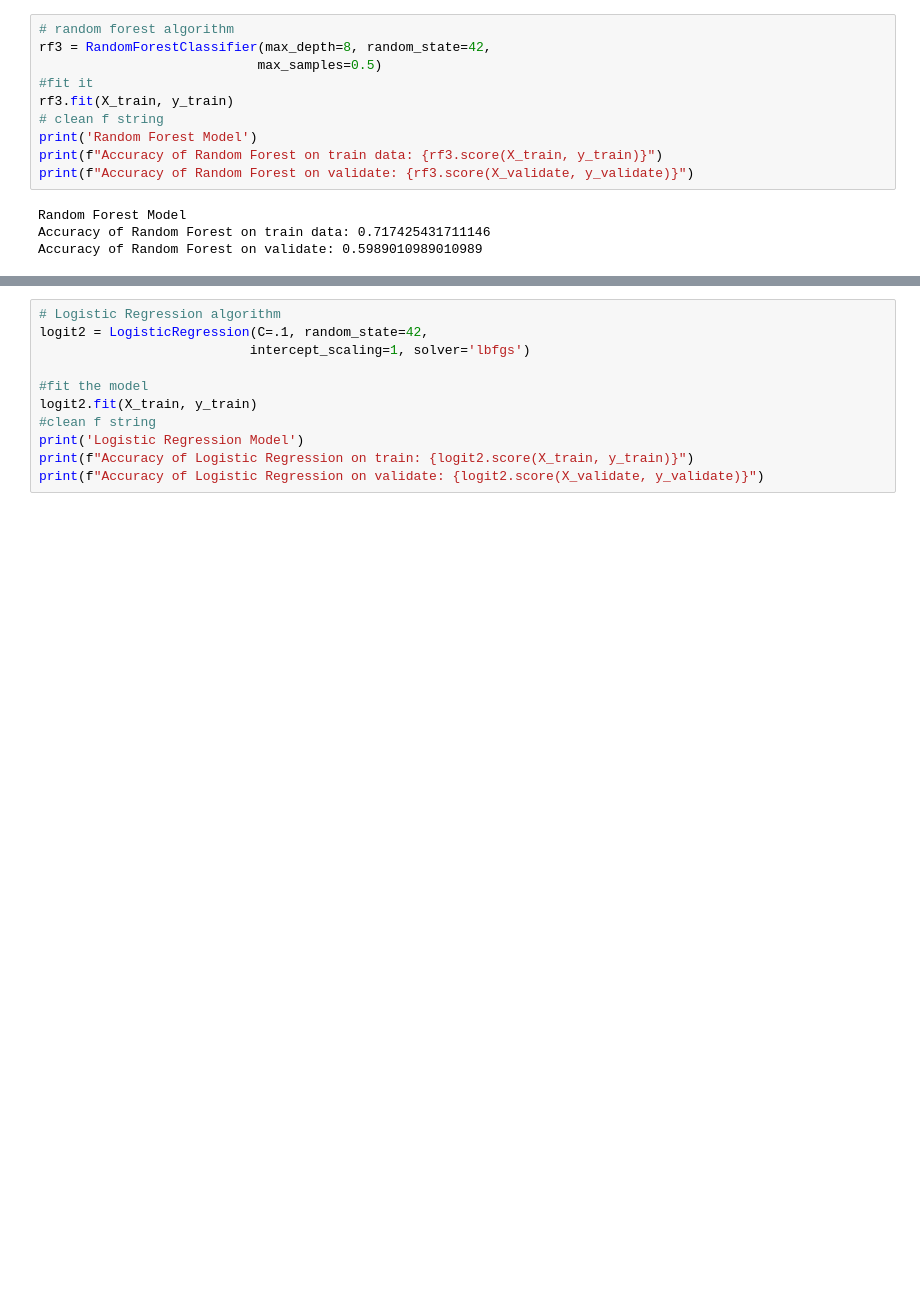
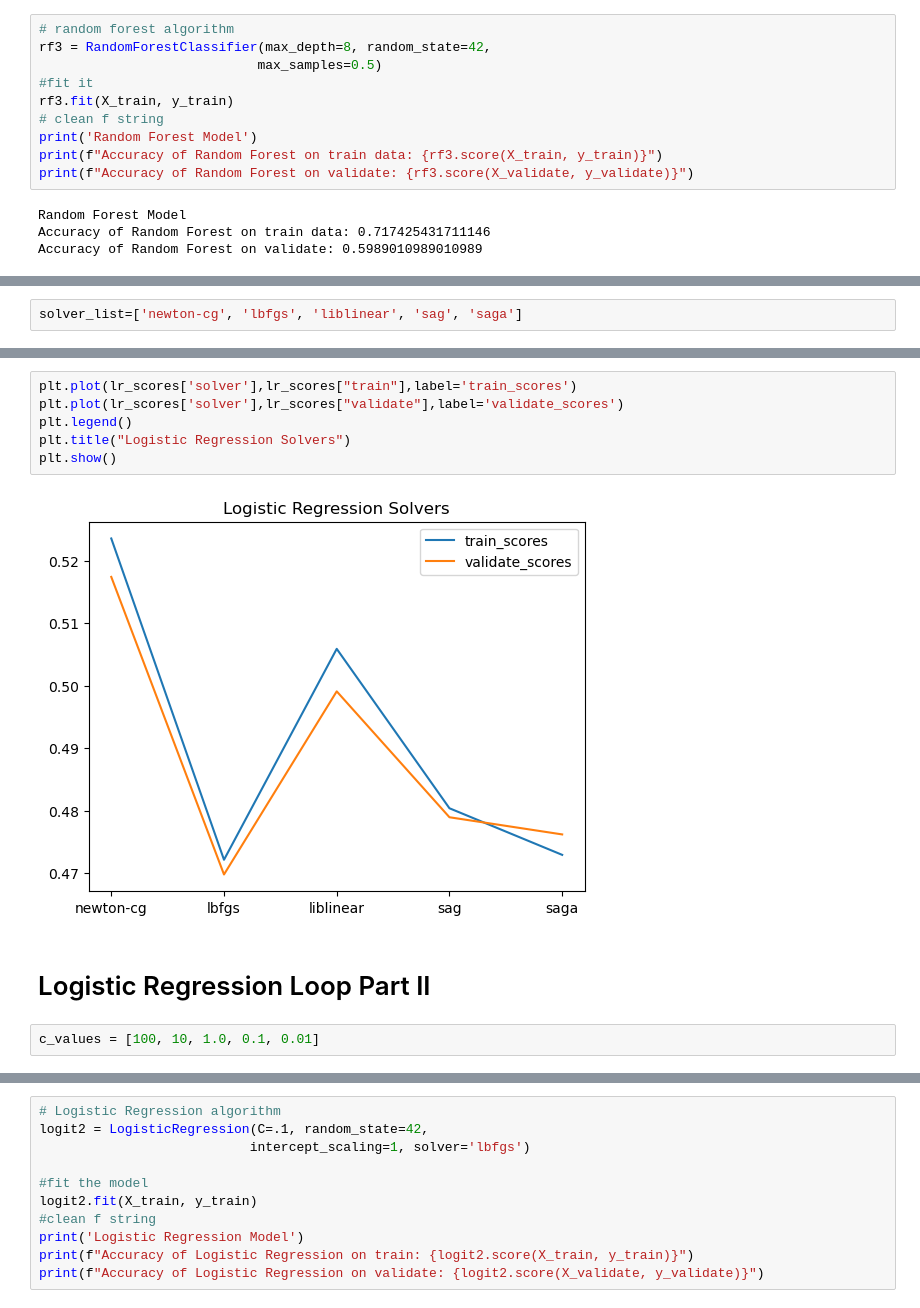
Before and after one commit to noether-manjor/clustering-project, a Jupyter notebook: manny/modeling_mvp.ipynb, the cells around one changed output, grey strips where cells are left out. Drawn from its saved outputs; the diff is of its cells as text; blank space fills up the shorter version.

```diff
--- a/manny/modeling_mvp.ipynb
+++ b/manny/modeling_mvp.ipynb
@@ -217,0 +271,2 @@ Accuracy of Random Forest on validate: 0.5989010989010989
+# %%
+solver_list=['newton-cg', 'lbfgs', 'liblinear', 'sag', 'saga']
@@ -217,0 +292,12 @@ Accuracy of Random Forest on validate: 0.5989010989010989
+# %%
+plt.plot(lr_scores['solver'],lr_scores["train"],label='train_scores')
+plt.plot(lr_scores['solver'],lr_scores["validate"],label='validate_scores')
+plt.legend()
+plt.title("Logistic Regression Solvers")
+plt.show()
+# %% [output]
+[figure, added]
+# %% [markdown]
+# Logistic Regression Loop Part II
+# %%
+c_values = [100, 10, 1.0, 0.1, 0.01]
```
Also changed, not shown: parts of 28 cells of this notebook.
